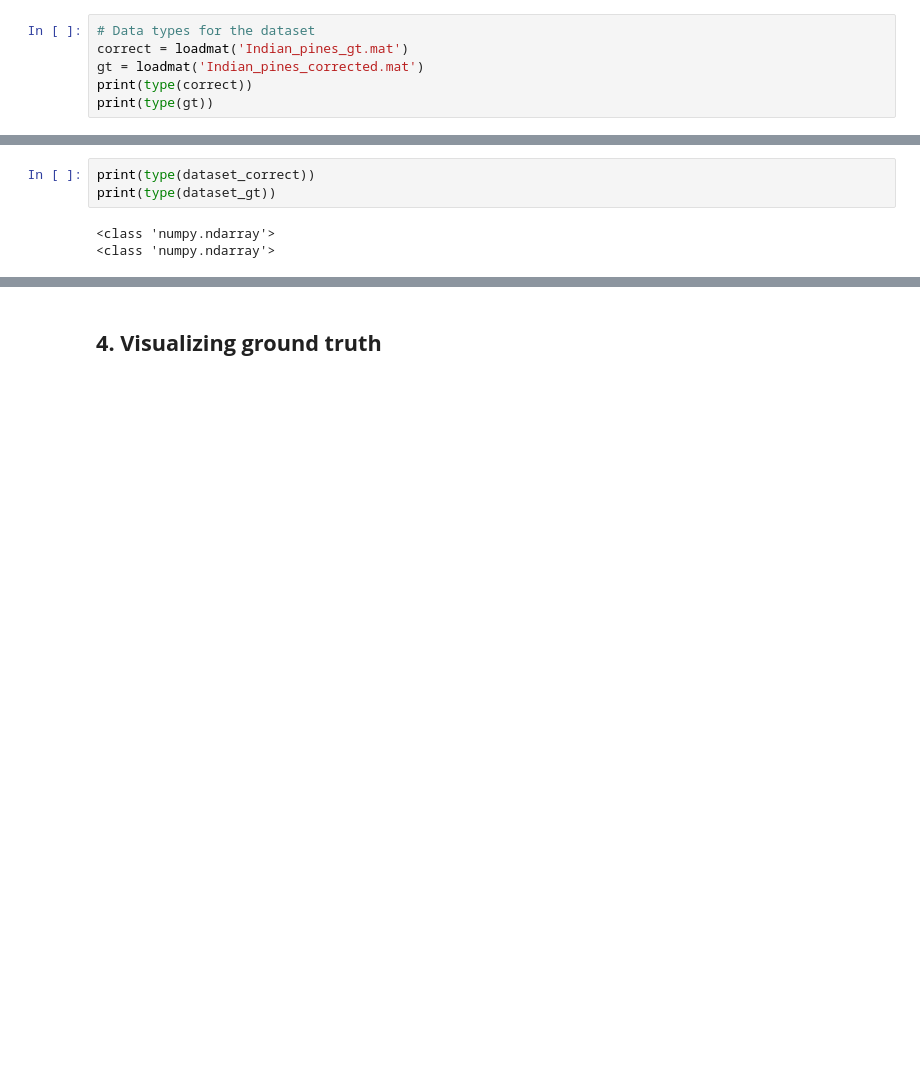
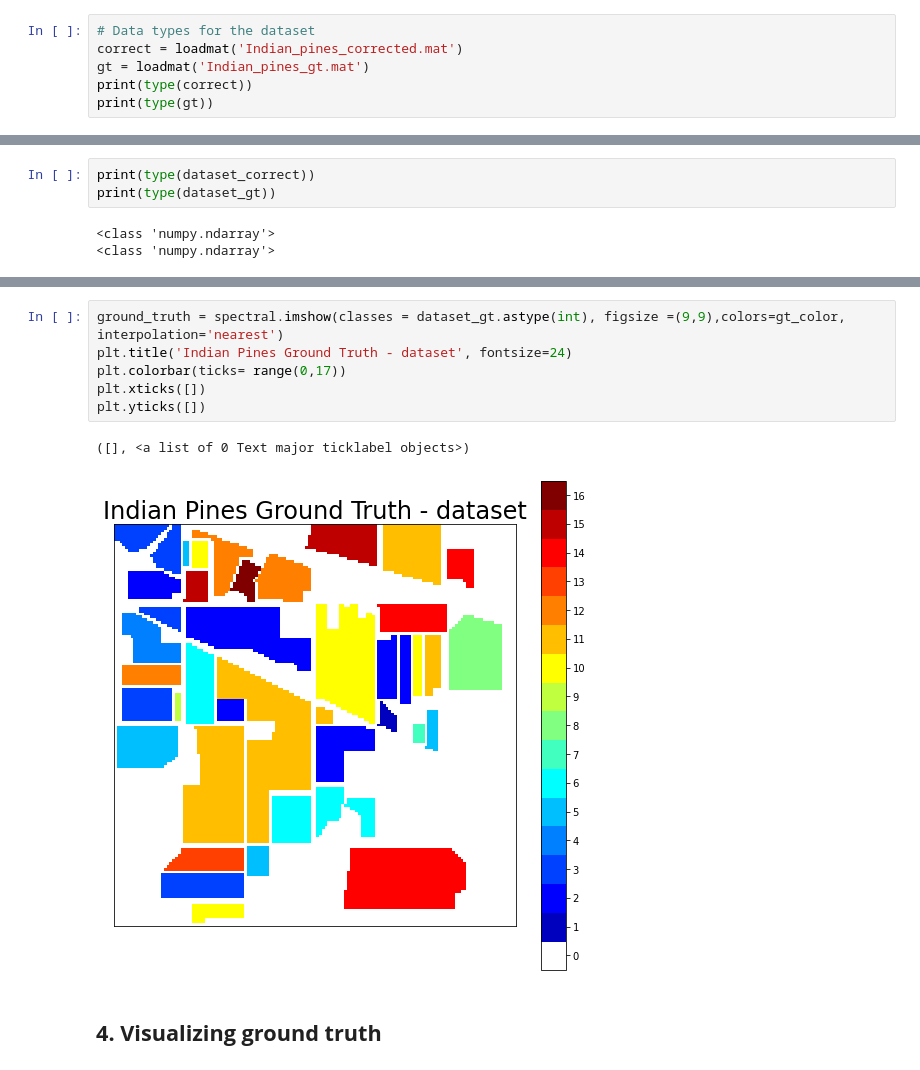
Before and after one commit to LipeBuiles/Hyperspectral-Remote-Sensing-Scenes, a Jupyter notebook: Indian Pines.ipynb, the cells around one changed output, grey strips where cells are left out. Saved outputs shown, nothing was run; the diff lists cells and outputs as text; blank space fills up the shorter version.

Commit message:
Draw ground truth

```diff
--- a/Indian Pines.ipynb
+++ b/Indian Pines.ipynb
@@ -72,8 +79,8 @@ Indian_pines_corrected.mat  Indian_pines_gt.mat  sample_data
 ## **3. Review of dataset structure and loading**
 # %%
 # Data types for the dataset
-correct = loadmat('Indian_pines_gt.mat')
-gt = loadmat('Indian_pines_corrected.mat')
+correct = loadmat('Indian_pines_corrected.mat')
+gt = loadmat('Indian_pines_gt.mat')
 print(type(correct))
 print(type(gt))
 # %% [output]
@@ -106,3 +148,12 @@ print(type(dataset_gt))
+# %%
+ground_truth = spectral.imshow(classes = dataset_gt.astype(int), figsize =(9,9),colors=gt_color, interpolation='nearest')
+plt.title('Indian Pines Ground Truth - dataset', fontsize=24)
+plt.colorbar(ticks= range(0,17))
+plt.xticks([])
+plt.yticks([])
+# %% [output]
+([], <a list of 0 Text major ticklabel objects>)
+[figure, added]
 # %% [markdown]
 ## **4. Visualizing ground truth**
 # %%
```
Also changed, not shown: parts of 7 cells of this notebook.
